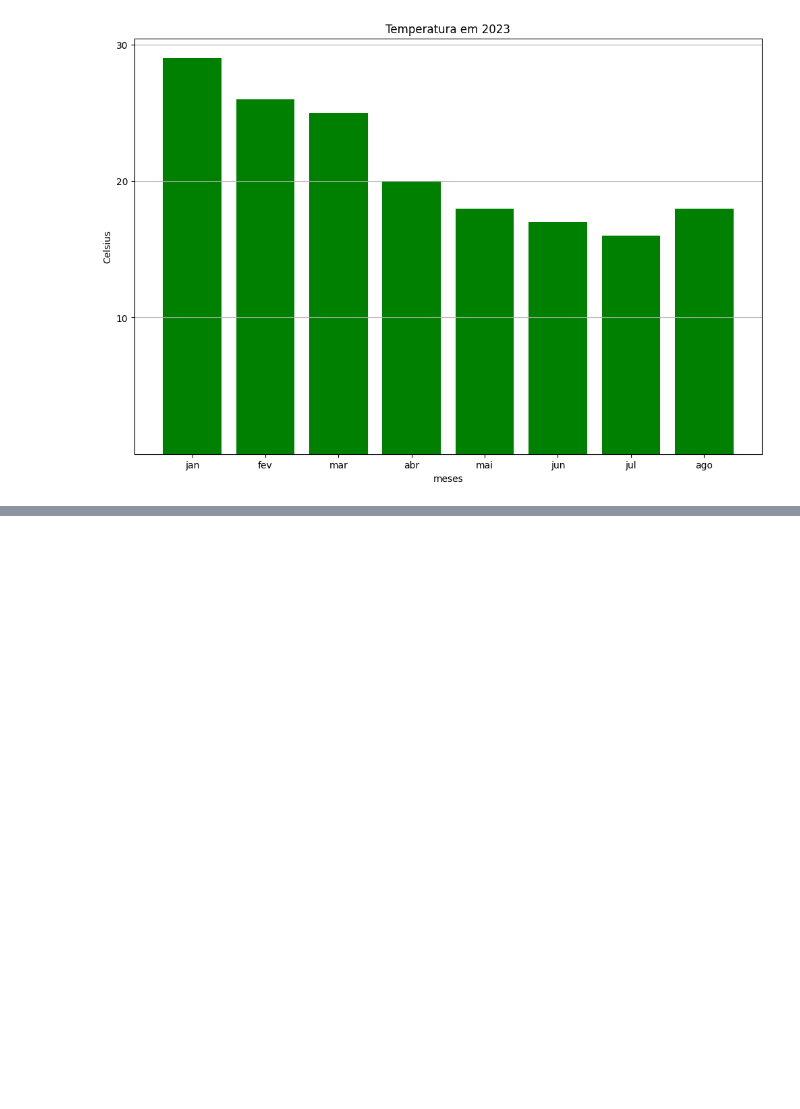
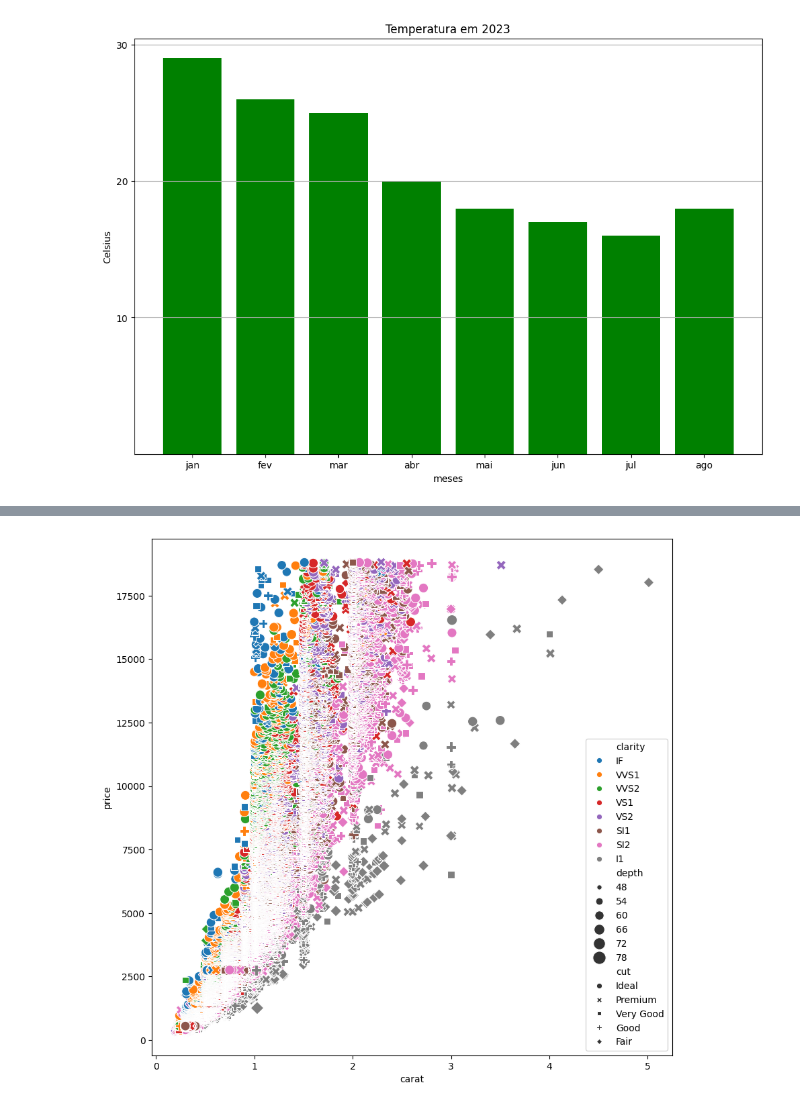
Before and after one commit to francfelipe/python-fundamentos, a Jupyter notebook: plumbers/python-fundamentos.ipynb, the cells around one changed output, grey strips where cells are left out. Saved outputs shown, nothing was run; the diff lists cells and outputs as text; code cells hidden in the pictures; blank space fills up the shorter version.

```diff
--- a/plumbers/python-fundamentos.ipynb
+++ b/plumbers/python-fundamentos.ipynb
@@ -2506,0 +2534,3 @@ plt.grid(axis='y')
+# %%
+df = sns.load_dataset('diamonds')
+df
@@ -2506,0 +2563,14 @@ plt.grid(axis='y')
+# %%
+plt.figure(figsize=[10,10])
+sns.scatterplot(
+    data=df,
+    x='carat',
+    y='price',
+    hue='clarity',
+    size='depth',
+    sizes=(1,200),
+    style='cut'
+)
+plt.show()
+# %% [output]
+[figure, added]
```
Also changed, not shown: parts of 7 cells of this notebook.
